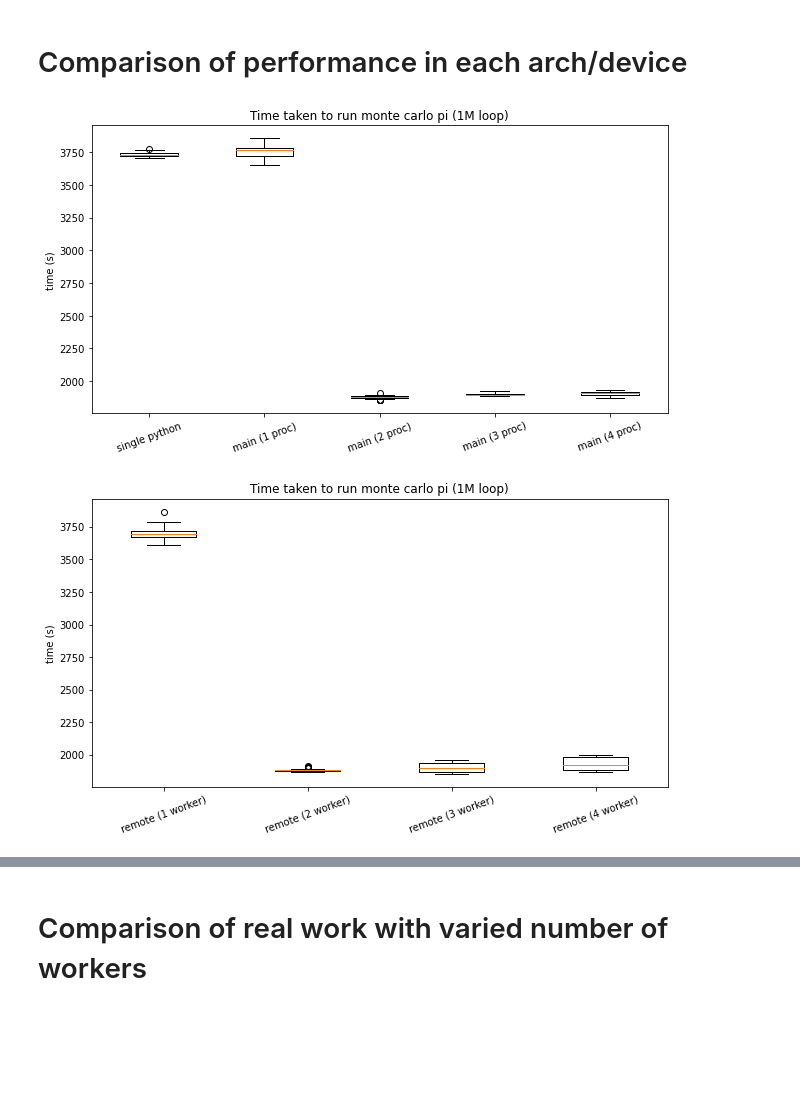
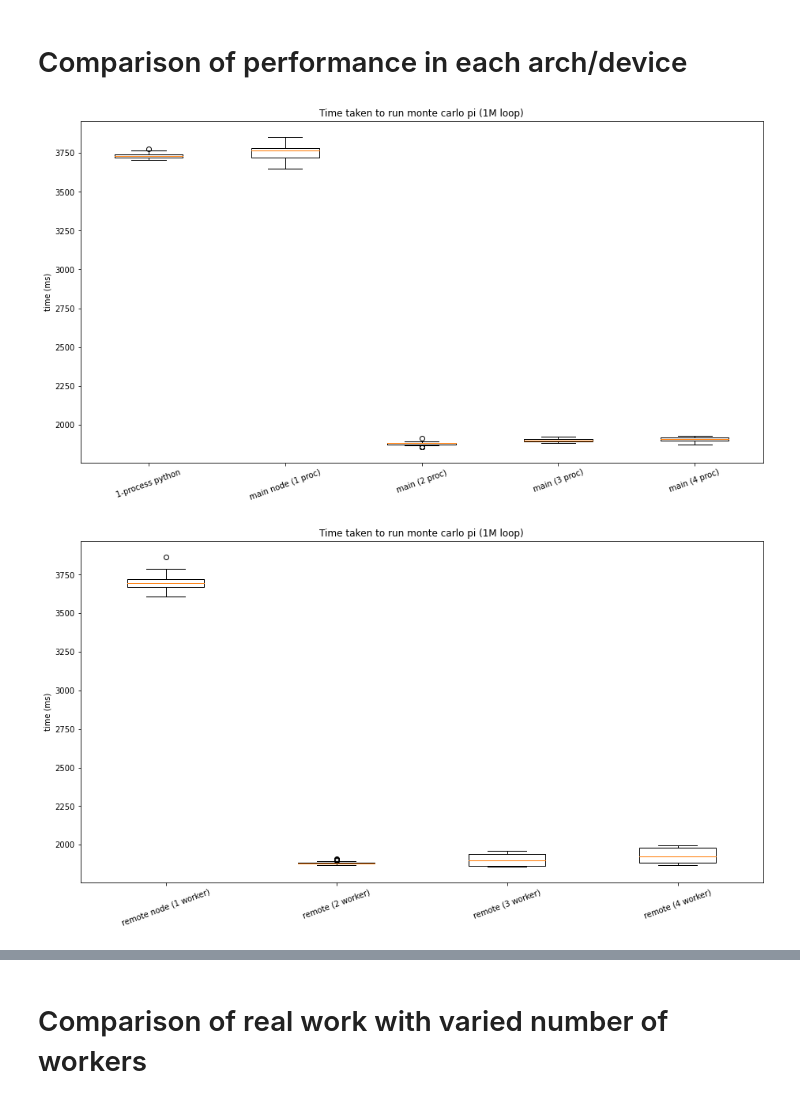
Before and after one commit to Bankde/Volpy_main, a Jupyter notebook: Volpy/doc/benchmark_result/plotter.ipynb, the cells around one changed output, grey strips where cells are left out. Saved outputs shown, nothing was run; the diff lists cells and outputs as text; code cells hidden in the pictures; blank space fills up the shorter version.

```diff
--- a/Volpy/doc/benchmark_result/plotter.ipynb
+++ b/Volpy/doc/benchmark_result/plotter.ipynb
@@ -24,23 +24,23 @@ raw_data = json.load(f)
 # %%
 data = []
 data.append(raw_data["noVolpy"])
 data.append(raw_data["main"]["1"]["total"])
 data.append(raw_data["main"]["2"]["total"])
 data.append(raw_data["main"]["3"]["total"])
 data.append(raw_data["main"]["4"]["total"])
 
-fig = plt.figure(figsize =(8, 4))
+fig = plt.figure(figsize =(12, 6))
 # Creating axes instance
 ax = fig.add_axes([0, 0, 1, 1])
 bp = ax.boxplot(data)
 ax.set_title('Time taken to run monte carlo pi (1M loop)')
-xtick = ["single python", "main (1 proc)", "main (2 proc)", "main (3 proc)", "main (4 proc)"]
+xtick = ["1-process python", "main node (1 proc)", "main (2 proc)", "main (3 proc)", "main (4 proc)"]
 ax.set_xticks(range(1,1+len(xtick)), xtick, rotation=20)
-ax.set_ylabel('time (s)')
+ax.set_ylabel('time (ms)')
 # plt.axvline(x=2.5)
 fig.show()
 # %% [output]
-[figure, old version]
+[figure, new version]
 # %%
 data = []
 data.append(raw_data["remote"]["1"]["total"])
@@ -48,18 +48,18 @@ data.append(raw_data["remote"]["2"]["total"])
 data.append(raw_data["remote"]["3"]["total"])
 data.append(raw_data["remote"]["4"]["total"])
 
-fig = plt.figure(figsize =(8, 4))
+fig = plt.figure(figsize =(12, 6))
 # Creating axes instance
 ax = fig.add_axes([0, 0, 1, 1])
 bp = ax.boxplot(data)
 ax.set_title('Time taken to run monte carlo pi (1M loop)')
-xtick = ["remote (1 worker)", "remote (2 worker)", "remote (3 worker)", "remote (4 worker)"]
+xtick = ["remote node (1 worker)", "remote (2 worker)", "remote (3 worker)", "remote (4 worker)"]
 ax.set_xticks(range(1,1+len(xtick)), xtick, rotation=20)
-ax.set_ylabel('time (s)')
+ax.set_ylabel('time (ms)')
 # plt.axvline(x=2.5)
 fig.show()
 # %% [output]
-[figure, old version]
+[figure, new version]
 # %%
 data = []
 data.append(raw_data["browser"]["1"]["total"])
```
Also changed, not shown: parts of 8 cells of this notebook, 8 other files.
